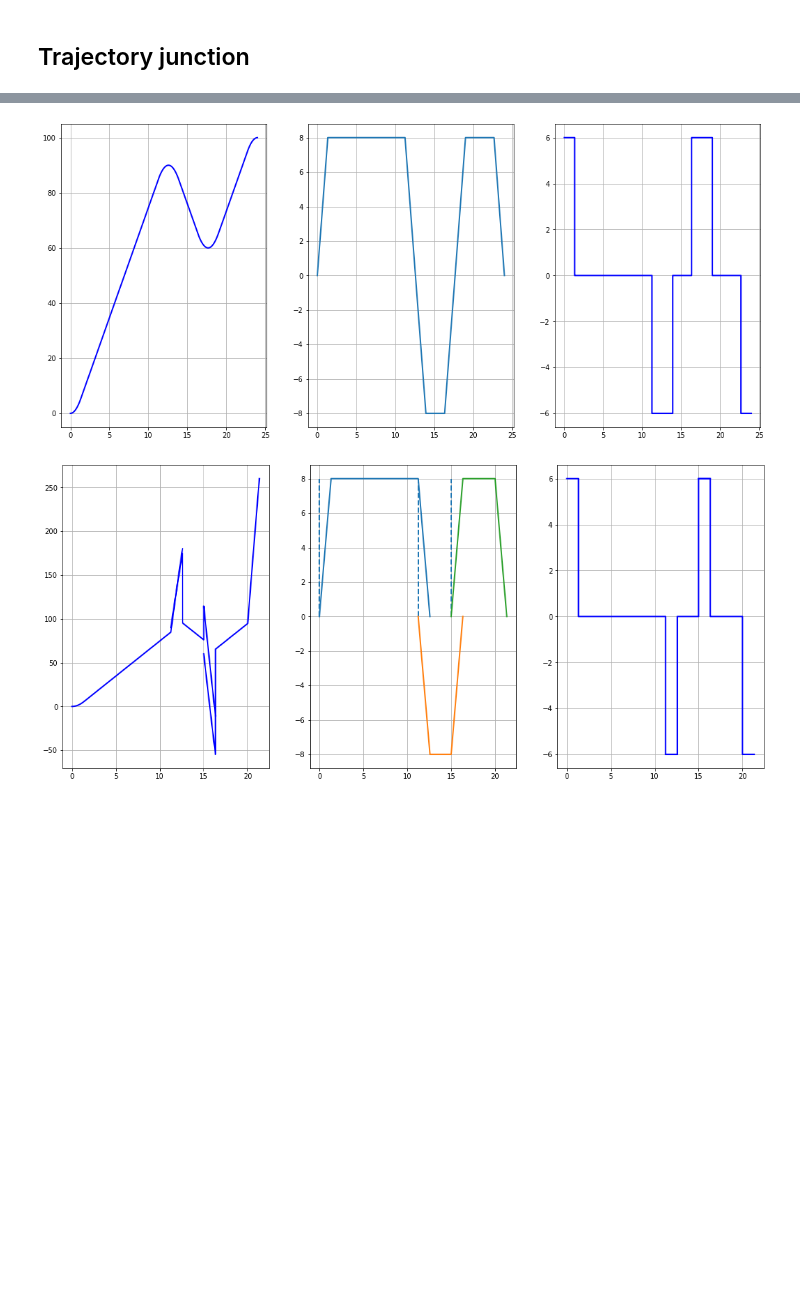
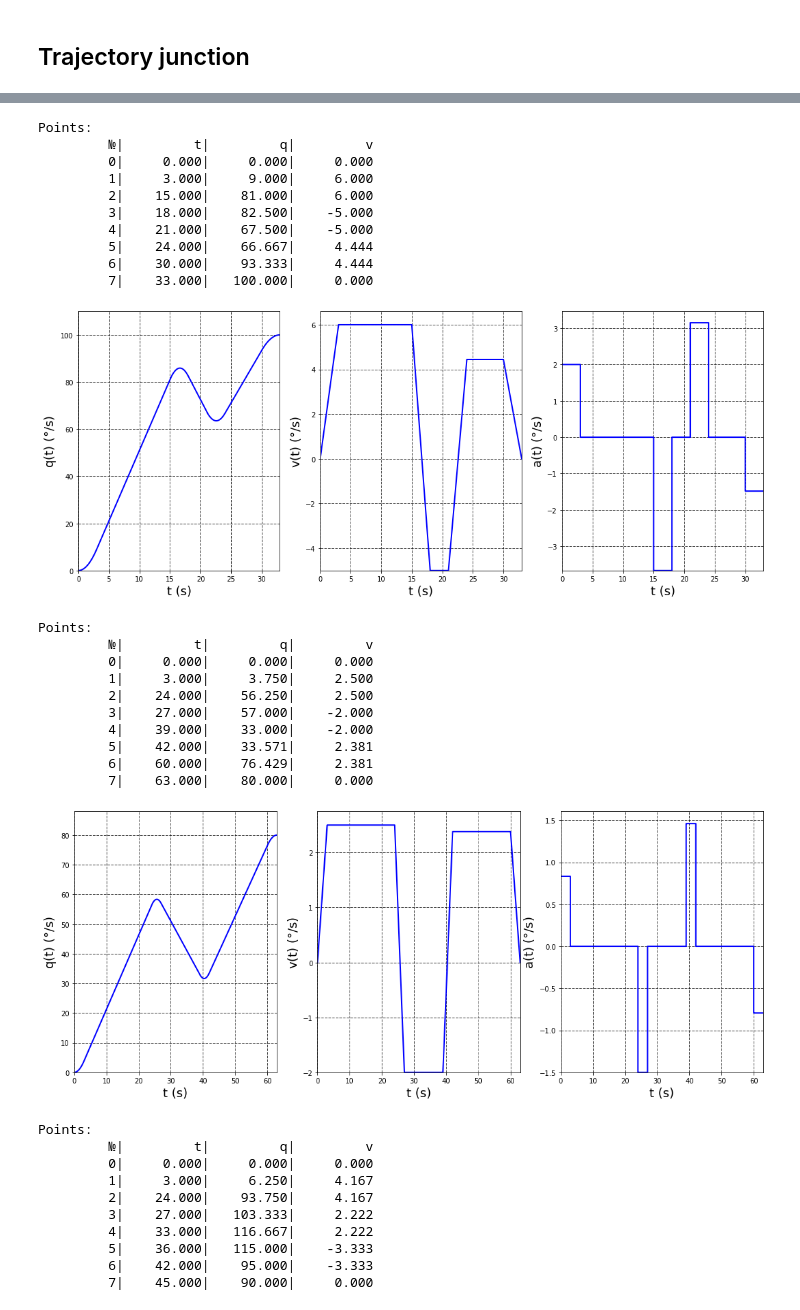
Before and after one commit to 4ku/Inno-robotics-labs, a Jupyter notebook: Dynamics of non linear robotic systems/Assignment 3/Assignment 3.ipynb, the cells around one changed output, grey strips where cells are left out. Saved outputs shown, nothing was run; the diff lists cells and outputs as text; code cells hidden in the pictures; blank space fills up the shorter version.

```diff
--- a/Dynamics of non linear robotic systems/Assignment 3/Assignment 3.ipynb
+++ b/Dynamics of non linear robotic systems/Assignment 3/Assignment 3.ipynb
@@ -368,19 +332,10 @@ show()
 # %%
-# params [q0,qf,dq_m, ddq_m]
-j1 = [[0,90, 60, 100],8,6]
-j2 = [[0,60, 30, 80],3,10]
-j3 = [[0,100, 120, 90],5,9]
-j4 = [[0,30, 60, 90],7,6]
-j5 = [[0,70, 50, 40],6,8]
-j6 = [[0,56, 50, 70],9,4]
+from joint import Joint
 
-def plot_joints_with_synchronization_and_numerical_control_and_trajectory_junction(joints):
-    shift = 0
-    for i in range(1, len(j1[0])):
-        new_joints = []
-        for joint in joints:
-            new_joint = [joint[0][i-1], joint[0][i], joint[1], joint[2]]
-            new_joints.append(new_joint)
-        dT = plot_joints_with_synchronization_and_numerical_control(new_joints, t0=shift)
-        shift += dT
-    show()
+j1 = Joint([0, 90, 60, 100], dq_max=8, ddq_max=6)
+j2 = Joint([0, 60, 30, 80], 3, 10)
+j3 = Joint([0, 100, 120, 90], 5, 9)
+j4 = Joint([0, 30, 60, 90], 7, 6)
+j5 = Joint([0, 70, 40, 10], 6, 8)
+j6 = Joint([0, 56, 30, 80], 9, 4)
+joints = [j1, j2, j3, j4, j5, j6]
@@ -786,8 +341,0 @@ j1.numerical_control_path()
-# %%
-j1.plot_path()
-# %% [output]
-[figure, removed]
-# %%
-j1.plot_trajectories()
-# %% [output]
-[figure, removed]
@@ -914,0 +342,39 @@ j1.plot_trajectories()
+# %%
+for joint in joints:
+    joint.trajectory_junction_ratio = 1
+    joint.calculate_path()
+    joint.numerical_control()
+    joint.plot_path_points(print_points=True)
+# %% [output]
+Points:
+         №|         t|         q|         v
+         0|     0.000|     0.000|     0.000
+         1|     3.000|     9.000|     6.000
+         2|    15.000|    81.000|     6.000
+         3|    18.000|    82.500|    -5.000
+         4|    21.000|    67.500|    -5.000
+         5|    24.000|    66.667|     4.444
+         6|    30.000|    93.333|     4.444
+         7|    33.000|   100.000|     0.000
+[figure, added]
+Points:
+         №|         t|         q|         v
+         0|     0.000|     0.000|     0.000
+         1|     3.000|     3.750|     2.500
+         2|    24.000|    56.250|     2.500
+         3|    27.000|    57.000|    -2.000
+         4|    39.000|    33.000|    -2.000
+         5|    42.000|    33.571|     2.381
+         6|    60.000|    76.429|     2.381
+         7|    63.000|    80.000|     0.000
+[figure, added]
+Points:
+         №|         t|         q|         v
+         0|     0.000|     0.000|     0.000
+         1|     3.000|     6.250|     4.167
+         2|    24.000|    93.750|     4.167
+         3|    27.000|   103.333|     2.222
+         4|    33.000|   116.667|     2.222
+         5|    36.000|   115.000|    -3.333
+         6|    42.000|    95.000|    -3.333
+         7|    45.000|    90.000|     0.000
```
Also changed, not shown: parts of 31 cells of this notebook, 6 other files.
